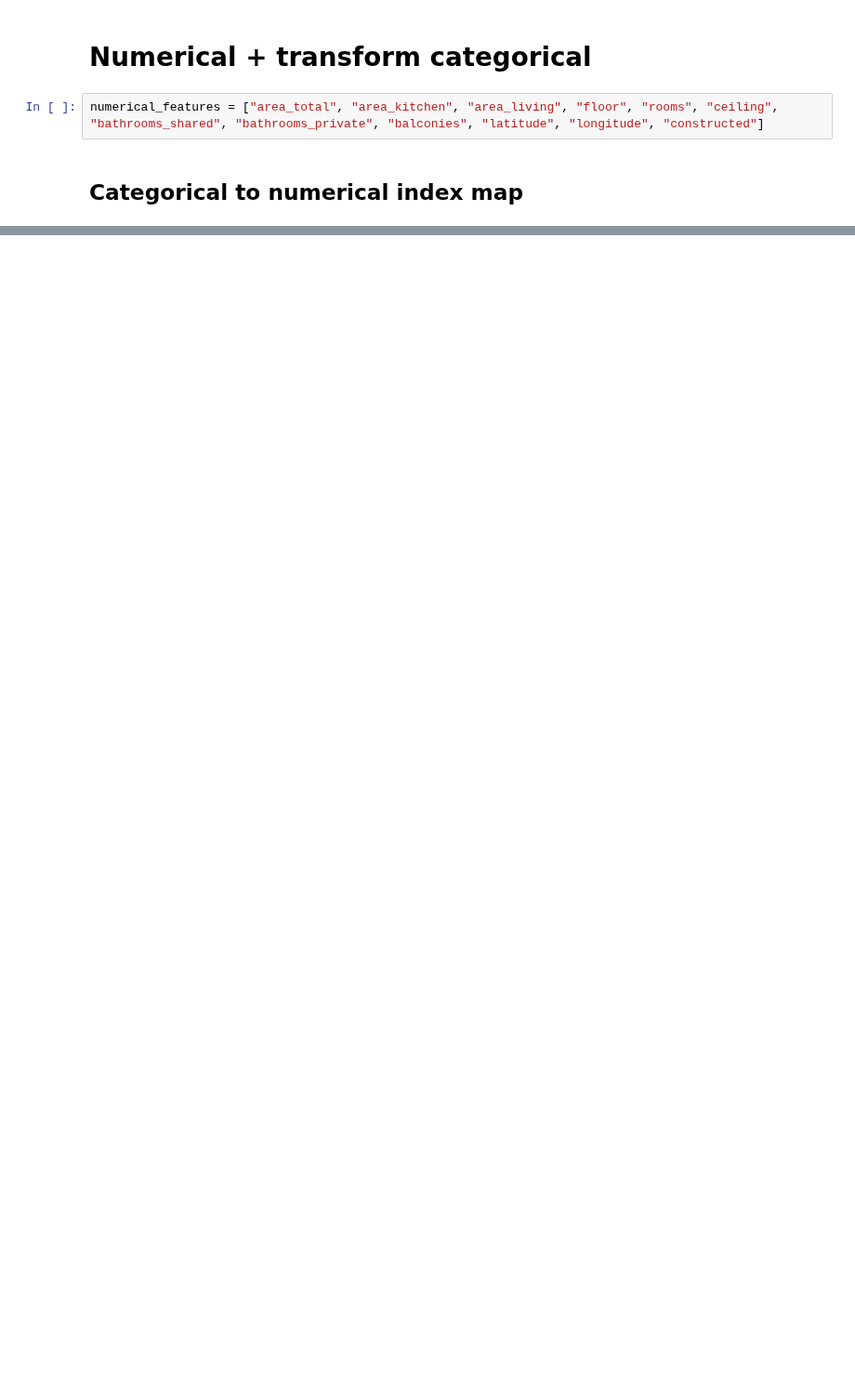
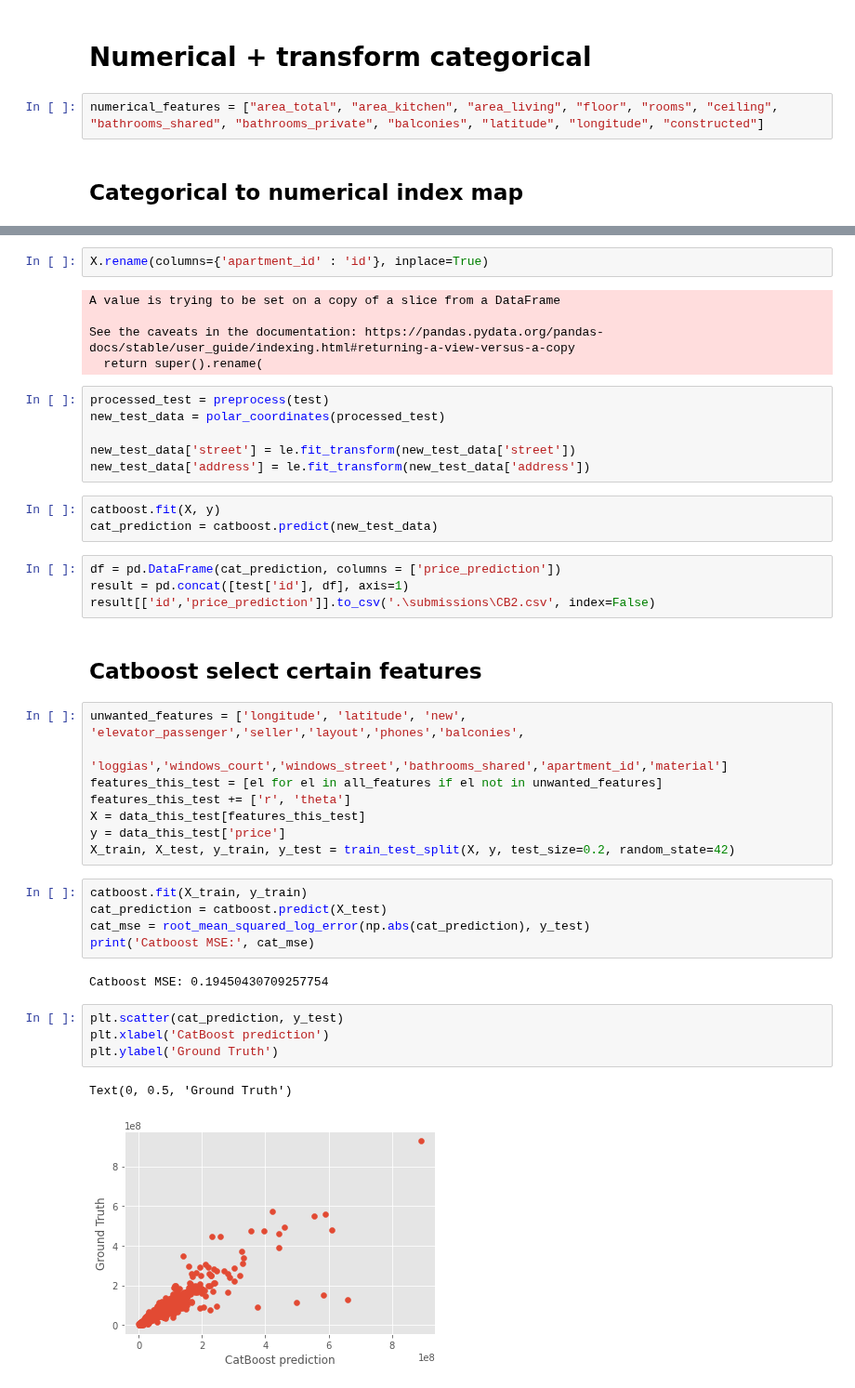
Before and after one commit to henrfj/TDT4173-ML, a Jupyter notebook: hasse-testsite/sequantial_filtered_data.ipynb, the cells around one changed output, grey strips where cells are left out. Shown at 93% size. Drawn from its saved outputs; the diff is of its cells as text; blank space fills up the shorter version.

```diff
--- a/hasse-testsite/sequantial_filtered_data.ipynb
+++ b/hasse-testsite/sequantial_filtered_data.ipynb
@@ -271,0 +494,44 @@ train['district']
+# %%
+X.rename(columns={'apartment_id' : 'id'}, inplace=True)
+# %% [output]
+A value is trying to be set on a copy of a slice from a DataFrame
+
+See the caveats in the documentation: https://pandas.pydata.org/pandas-docs/stable/user_guide/indexing.html#returning-a-view-versus-a-copy
+  return super().rename(
+# %%
+processed_test = preprocess(test)
+new_test_data = polar_coordinates(processed_test)
+
+new_test_data['street'] = le.fit_transform(new_test_data['street'])
+new_test_data['address'] = le.fit_transform(new_test_data['address'])
+# %%
+catboost.fit(X, y)
+cat_prediction = catboost.predict(new_test_data)
+# %%
+df = pd.DataFrame(cat_prediction, columns = ['price_prediction'])
+result = pd.concat([test['id'], df], axis=1)
+result[['id','price_prediction']].to_csv('.\submissions\CB2.csv', index=False)
+# %% [markdown]
+## Catboost select certain features
+# %%
+unwanted_features = ['longitude', 'latitude', 'new', 'elevator_passenger','seller','layout','phones','balconies',
+                     'loggias','windows_court','windows_street','bathrooms_shared','apartment_id','material']
+features_this_test = [el for el in all_features if el not in unwanted_features]
+features_this_test += ['r', 'theta']
+X = data_this_test[features_this_test]
+y = data_this_test['price']
+X_train, X_test, y_train, y_test = train_test_split(X, y, test_size=0.2, random_state=42)
+# %%
+catboost.fit(X_train, y_train)
+cat_prediction = catboost.predict(X_test)
+cat_mse = root_mean_squared_log_error(np.abs(cat_prediction), y_test)
+print('Catboost MSE:', cat_mse)
+# %% [output]
+Catboost MSE: 0.19450430709257754
+# %%
+plt.scatter(cat_prediction, y_test)
+plt.xlabel('CatBoost prediction')
+plt.ylabel('Ground Truth')
+# %% [output]
+Text(0, 0.5, 'Ground Truth')
+[figure, added]
```
Also changed, not shown: parts of 62 cells of this notebook, 4 other files.
